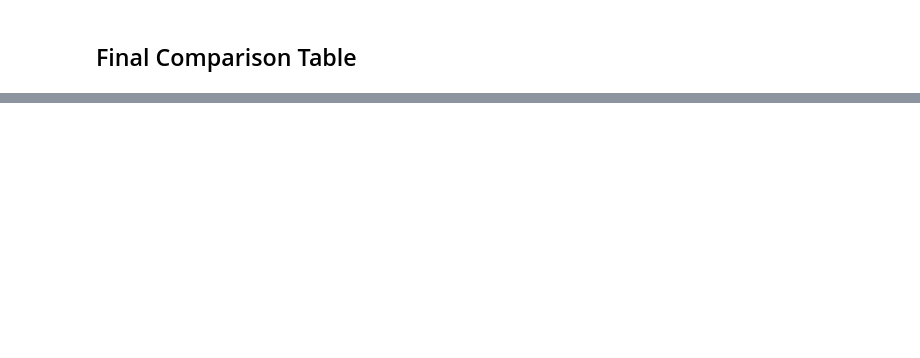
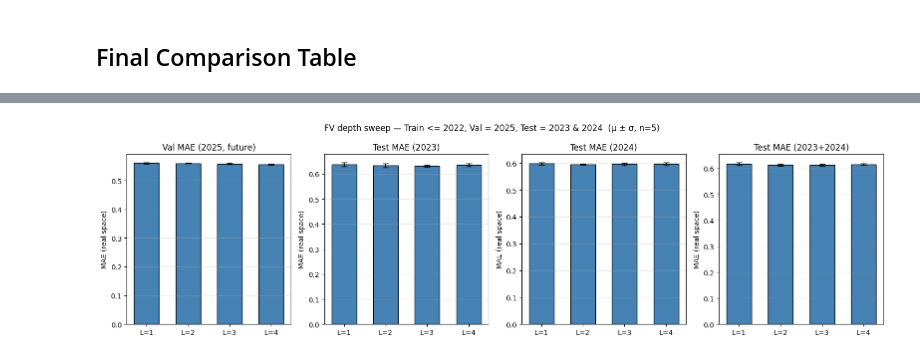
Before and after one commit to dvdbaggio/Mixed-Frequency-Forecasting, a Jupyter notebook: Model/lstm_with_regularization.ipynb, the cells around one changed output, grey strips where cells are left out. Saved outputs shown, nothing was run; the diff lists cells and outputs as text; code cells hidden in the pictures; blank space fills up the shorter version.

```diff
--- a/Model/lstm_with_regularization.ipynb
+++ b/Model/lstm_with_regularization.ipynb
@@ -45,7 +47,7 @@ MAX_EPOCHS = 100
 PATIENCE = 15
 TEST_YEAR_CUTOFF = 2023
 N_SPLITS = 5
-OPTUNA_TRIALS = 15
+OPTUNA_TRIALS = 30
 N_FINAL_SEEDS = 5
 N_FOLDS_FV = 5
 WINSOR_CAP = 3.0
@@ -120,7 +122,8 @@ def load_and_prepare_yoy_data(data_path: Path, lookback_days: int = 365):
 
             raw_window = window[feature_cols].to_numpy(dtype=np.float32)
 
-            static_data = window[prior_static_cols].iloc[-1].to_numpy(dtype=np.float32)
+            static_cols = ["MC_MIB", "MC_MID", "MC_SMALL"] + prior_static_cols
+            static_data = window[static_cols].iloc[-1].to_numpy(dtype=np.float32)
             sector_str = str(window["Sector"].iloc[-1])
 
             sequences.append({
@@ -938,7 +980,7 @@ def get_hpo_objective_mtl(make_model_fn, feature_indices, n_trials=OPTUNA_TRIALS
         lr = trial.suggest_float("lr", 1e-4, 1e-2, log=True)
         batch_size = trial.suggest_categorical("batch_size", [16, 32, 64])
         weight_decay = trial.suggest_float("weight_decay", 1e-6, 1e-3, log=True)
-        dropout = trial.suggest_float("dropout", 0.2, 0.5)
+        dropout = trial.suggest_float("dropout", 0.0, 0.5)
         params = dict(hidden_size=hidden_size, lr=lr, batch_size=batch_size,
                       weight_decay=weight_decay, dropout=dropout)
         tr_ds = YoYDatasetMTL(tr_mtl_s, temp_sc, feature_indices)
@@ -957,9 +999,11 @@ def get_hpo_objective_mtl(make_model_fn, feature_indices, n_trials=OPTUNA_TRIALS
         return best_metric
     return objective
 
-def run_optuna(study_name, objective_fn, n_trials=OPTUNA_TRIALS):
+def run_optuna(study_name, objective_fn, n_trials=OPTUNA_TRIALS, seed_trials=None):
     pruner = optuna.pruners.MedianPruner(n_startup_trials=8, n_warmup_steps=15)
     study = optuna.create_study(direction="minimize", study_name=study_name, pruner=pruner)
+    for t in (seed_trials or []):
+        study.enqueue_trial(t)
     study.optimize(objective_fn, n_trials=n_trials)
     return study
 
@@ -1010,7 +1061,7 @@ Optuna time: 16.9 min
 ## Model B: StackedLSTM (L=4)
 # %%
 def make_stacked_fn(params, fi, num_layers=4):
-    return StackedLSTM(
+    model = StackedLSTM(
         input_size=len(selected_indices),
         hidden_size=params['hidden_size'],
         num_layers=num_layers,
@@ -1018,12 +1069,18 @@ def make_stacked_fn(params, fi, num_layers=4):
         dropout=params.get('dropout', 0.2),
         static_dim=STATIC_DIM_IMP,
     ).to(DEVICE)
+    init_lstm_submodule(model)
+    return model
 
 _t0 = _time.time()
 study_B = run_optuna(
     "stacked4_reg",
     get_hpo_objective_mtl(make_stacked_fn, selected_indices),
     n_trials=OPTUNA_TRIALS,
+    seed_trials=[{
+        'hidden_size': 128, 'lr': 0.00859001743156823, 'batch_size': 16,
+        'weight_decay': 7.262266887516058e-05, 'dropout': 0.05642680822122102,
+    }],
 )
 print(f"\nStackedLSTM L=4 best val MAE: {study_B.best_value:.4f}")
 print(f"Best params: {study_B.best_trial.params}")
@@ -1544,0 +1806,57 @@ Best model by per-fold test MAE: StackedLSTM L=4 (notebooks 2 & 4)
+# %%
+def fv_agg_mean_std(grp):
+    metrics = ["val_2025_mae", "test_2023_mae", "test_2024_mae",
+               "test_combined_mae", "best_val_mae", "best_epoch"]
+    out = [int(len(grp))]
+    for m in metrics:
+        out.append(float(grp[m].mean()))
+        out.append(float(grp[m].std()))
+    return out
+
+result = df_fv_runs.groupby(["num_layers", "target"]).apply(fv_agg_mean_std)
+df_fv_summary = pd.DataFrame(result.tolist(), index=result.index).reset_index()
+df_fv_summary.columns = [
+    "num_layers", "target", "n_seeds",
+    "val_2025_mae_mean", "val_2025_mae_std",
+    "test_2023_mae_mean", "test_2023_mae_std",
+    "test_2024_mae_mean", "test_2024_mae_std",
+    "test_combined_mae_mean", "test_combined_mae_std",
+    "best_val_mae_mean", "best_val_mae_std",
+    "best_epoch_mean", "best_epoch_std",
+]
+display(df_fv_summary.round(4))
+
+val_by_depth       = df_fv_summary[df_fv_summary["target"] == "Overall"].set_index("num_layers")["val_2025_mae_mean"]
+test23_by_depth    = df_fv_summary[df_fv_summary["target"] == "Overall"].set_index("num_layers")["test_2023_mae_mean"]
+test24_by_depth    = df_fv_summary[df_fv_summary["target"] == "Overall"].set_index("num_layers")["test_2024_mae_mean"]
+test_comb_by_depth = df_fv_summary[df_fv_summary["target"] == "Overall"].set_index("num_layers")["test_combined_mae_mean"]
+
+print("\n=== Verdict (FV, depth only, params from study_B) ===")
+for metric_name, series in [
+    ("Selection (val_2025)", val_by_depth),
+    ("Test MAE (2023)",       test23_by_depth),
+    ("Test MAE (2024)",       test24_by_depth),
+    ("Test MAE (2023+2024)",  test_comb_by_depth),
+]:
+    best_L = series.idxmin()
+    print(f"  {metric_name:25s}: best L={best_L} ({series[best_L]:.4f})")
+
+fig, ax = plt.subplots(1, 4, figsize=(16, 4.5))
+xs = np.arange(len(FV_DEPTHS))
+width = 0.6
+for i, (col, title) in enumerate([
+    ("val_2025_mae_mean",     "Val MAE (2025, future)"),
+    ("test_2023_mae_mean",    "Test MAE (2023)"),
+    ("test_2024_mae_mean",    "Test MAE (2024)"),
+    ("test_combined_mae_mean","Test MAE (2023+2024)"),
+]):
+    means = [df_fv_summary[(df_fv_summary["num_layers"] == L) & (df_fv_summary["target"] == "Overall")][col].iloc[0] for L in FV_DEPTHS]
+    stds  = [df_fv_summary[(df_fv_summary["num_layers"] == L) & (df_fv_summary["target"] == "Overall")][col.replace("mean","std")].iloc[0] for L in FV_DEPTHS]
+    ax[i].bar(xs, means, width, yerr=stds, capsize=4, color="steelblue", edgecolor="black")
+    ax[i].set_xticks(xs); ax[i].set_xticklabels([f"L={L}" for L in FV_DEPTHS])
+    ax[i].set_title(title); ax[i].set_ylabel("MAE (real space)")
+    ax[i].grid(True, alpha=0.3, axis="y")
+fig.suptitle(f"FV depth sweep \u2014 Train <= 2022, Val = 2025, Test = 2023 & 2024  (\u03bc \u00b1 \u03c3, n={N_SEEDS_FV})")
+plt.tight_layout()
+plt.show()
+# %% [output]
@@ -1544,0 +1885 @@ Best model by per-fold test MAE: StackedLSTM L=4 (notebooks 2 & 4)
+[figure, added]
```
Also changed, not shown: parts of 36 cells of this notebook.
